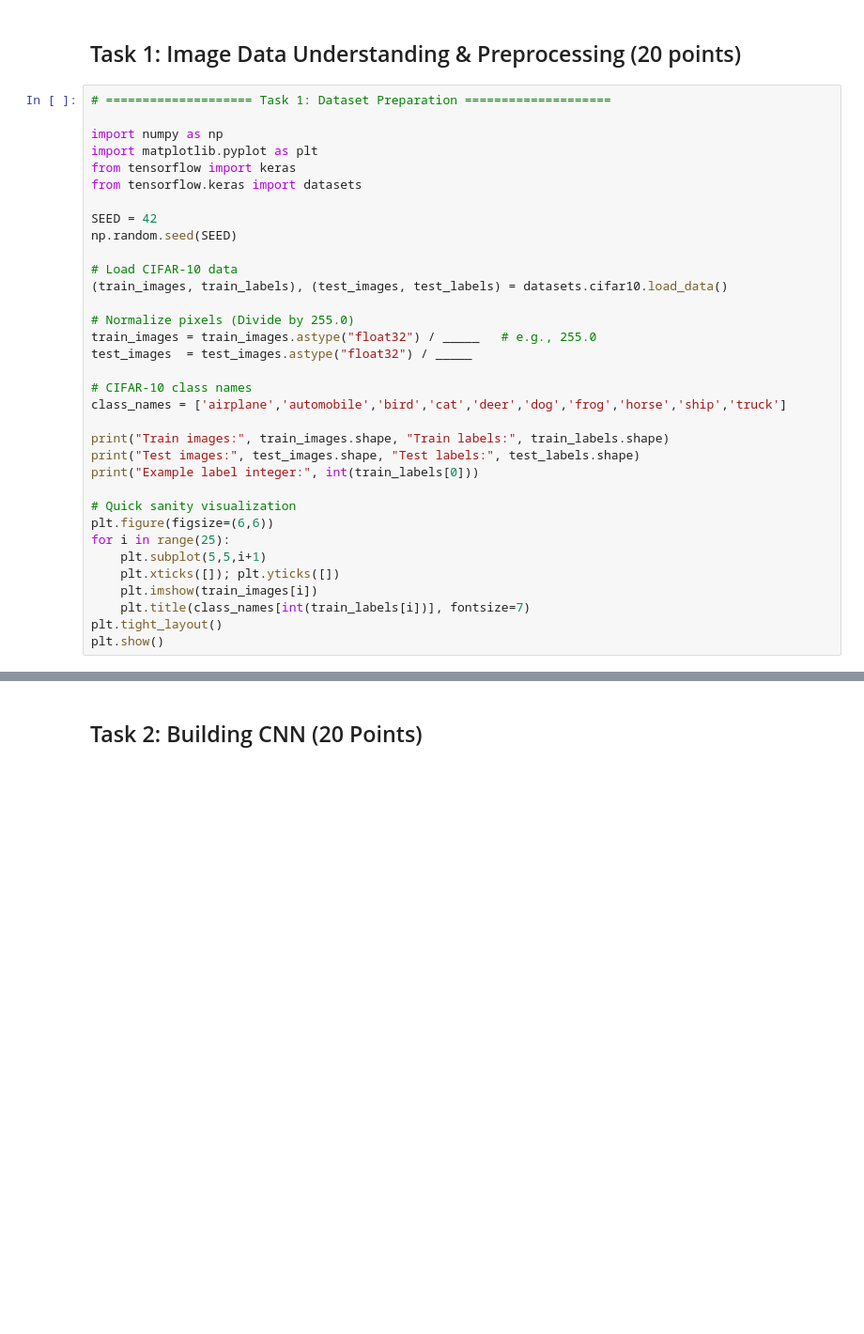
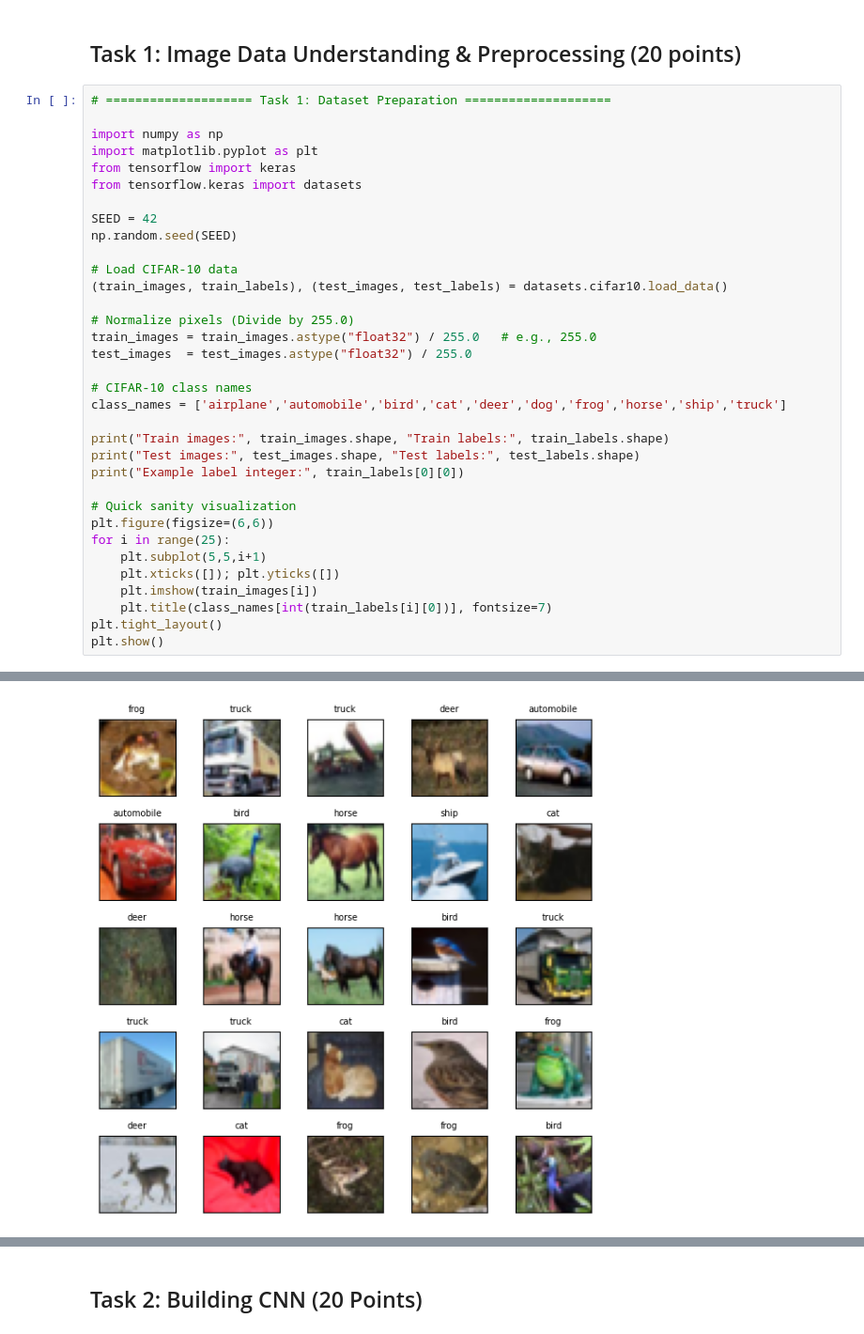
Before and after one commit to rcwaterman/DSE6212, a Jupyter notebook: Module 7/Module_7_Assignment_CNN_Image_Processing_new.ipynb, the cells around one changed output, grey strips where cells are left out. Shown at 94% size. Cells and saved outputs as stored; diff of their text form; blank space fills up the shorter version.

Commit message:
Adding module 7 with trained models

```diff
--- a/Module 7/Module_7_Assignment_CNN_Image_Processing_new.ipynb
+++ b/Module 7/Module_7_Assignment_CNN_Image_Processing_new.ipynb
@@ -28,15 +28,15 @@ np.random.seed(SEED)
 (train_images, train_labels), (test_images, test_labels) = datasets.cifar10.load_data()
 
 # Normalize pixels (Divide by 255.0)
-train_images = train_images.astype("float32") / _____   # e.g., 255.0
-test_images  = test_images.astype("float32") / _____
+train_images = train_images.astype("float32") / 255.0   # e.g., 255.0
+test_images  = test_images.astype("float32") / 255.0
 
 # CIFAR-10 class names
 class_names = ['airplane','automobile','bird','cat','deer','dog','frog','horse','ship','truck']
 
 print("Train images:", train_images.shape, "Train labels:", train_labels.shape)
 print("Test images:", test_images.shape, "Test labels:", test_labels.shape)
-print("Example label integer:", int(train_labels[0]))
+print("Example label integer:", train_labels[0][0])
 
 # Quick sanity visualization
 plt.figure(figsize=(6,6))
@@ -44,6 +44,7 @@ for i in range(25):
     plt.subplot(5,5,i+1)
     plt.xticks([]); plt.yticks([])
     plt.imshow(train_images[i])
-    plt.title(class_names[int(train_labels[i])], fontsize=7)
+    plt.title(class_names[int(train_labels[i][0])], fontsize=7)
 plt.tight_layout()
 plt.show()
+# %% [output]
@@ -49,0 +54 @@ plt.show()
+[figure, added]
```
Also changed, not shown: parts of 8 cells of this notebook.
